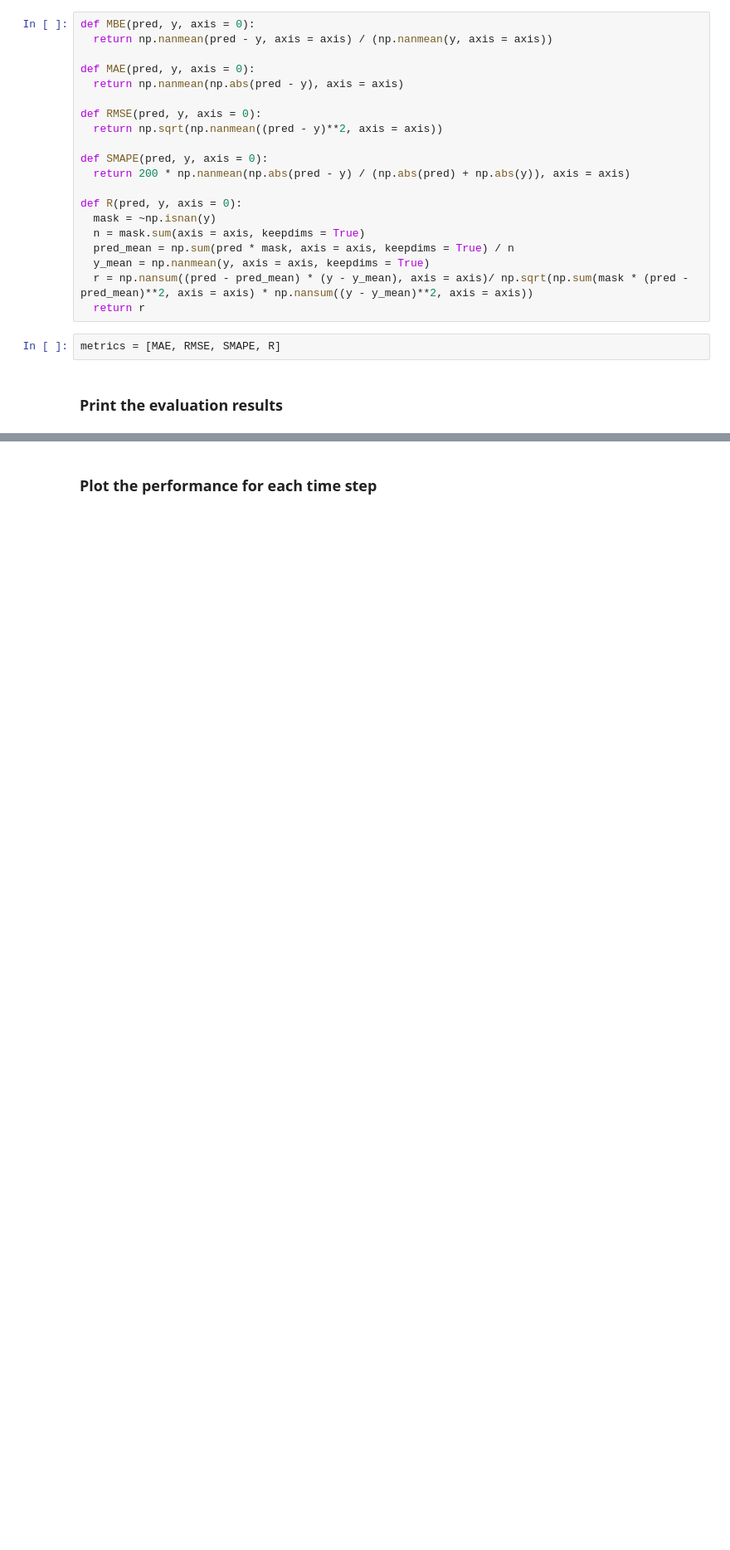
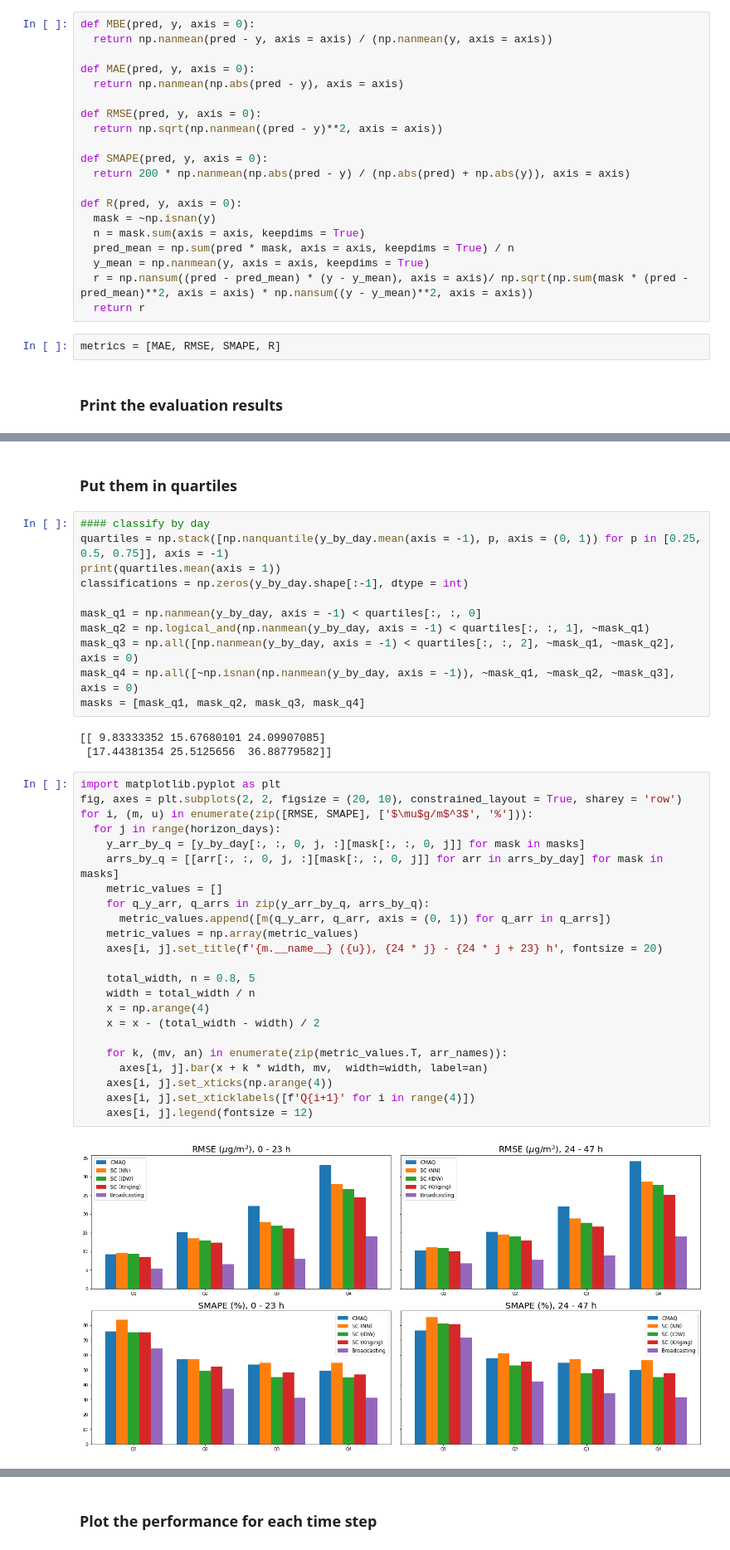
Before and after one commit to jvhs0706/regional-forecast-new, a Jupyter notebook: main.ipynb, the cells around one changed output, grey strips where cells are left out. Shown at 83% size. Cells and saved outputs as stored; diff of their text form; blank space fills up the shorter version.

```diff
--- a/main.ipynb
+++ b/main.ipynb
@@ -351,0 +393,41 @@ results['O3', 1]
+# %% [markdown]
+### Put them in quartiles
+# %%
+#### classify by day
+quartiles = np.stack([np.nanquantile(y_by_day.mean(axis = -1), p, axis = (0, 1)) for p in [0.25, 0.5, 0.75]], axis = -1)
+print(quartiles.mean(axis = 1))
+classifications = np.zeros(y_by_day.shape[:-1], dtype = int)
+
+mask_q1 = np.nanmean(y_by_day, axis = -1) < quartiles[:, :, 0]
+mask_q2 = np.logical_and(np.nanmean(y_by_day, axis = -1) < quartiles[:, :, 1], ~mask_q1)
+mask_q3 = np.all([np.nanmean(y_by_day, axis = -1) < quartiles[:, :, 2], ~mask_q1, ~mask_q2], axis = 0)
+mask_q4 = np.all([~np.isnan(np.nanmean(y_by_day, axis = -1)), ~mask_q1, ~mask_q2, ~mask_q3], axis = 0)
+masks = [mask_q1, mask_q2, mask_q3, mask_q4]
+# %% [output]
+[[ 9.83333352 15.67680101 24.09907085]
+ [17.44381354 25.5125656  36.88779582]]
+# %%
+import matplotlib.pyplot as plt
+fig, axes = plt.subplots(2, 2, figsize = (20, 10), constrained_layout = True, sharey = 'row')
+for i, (m, u) in enumerate(zip([RMSE, SMAPE], ['$\mu$g/m$^3$', '%'])):
+  for j in range(horizon_days):
+    y_arr_by_q = [y_by_day[:, :, 0, j, :][mask[:, :, 0, j]] for mask in masks]
+    arrs_by_q = [[arr[:, :, 0, j, :][mask[:, :, 0, j]] for arr in arrs_by_day] for mask in masks]
+    metric_values = []
+    for q_y_arr, q_arrs in zip(y_arr_by_q, arrs_by_q):
+      metric_values.append([m(q_y_arr, q_arr, axis = (0, 1)) for q_arr in q_arrs])
+    metric_values = np.array(metric_values)
+    axes[i, j].set_title(f'{m.__name__} ({u}), {24 * j} - {24 * j + 23} h', fontsize = 20)
+
+    total_width, n = 0.8, 5
+    width = total_width / n
+    x = np.arange(4)
+    x = x - (total_width - width) / 2
+
+    for k, (mv, an) in enumerate(zip(metric_values.T, arr_names)):
+      axes[i, j].bar(x + k * width, mv,  width=width, label=an)
+    axes[i, j].set_xticks(np.arange(4))
+    axes[i, j].set_xticklabels([f'Q{i+1}' for i in range(4)])
+    axes[i, j].legend(fontsize = 12)
+# %% [output]
+[figure, added]
```
Also changed, not shown: parts of 26 cells of this notebook, 9 other files.
